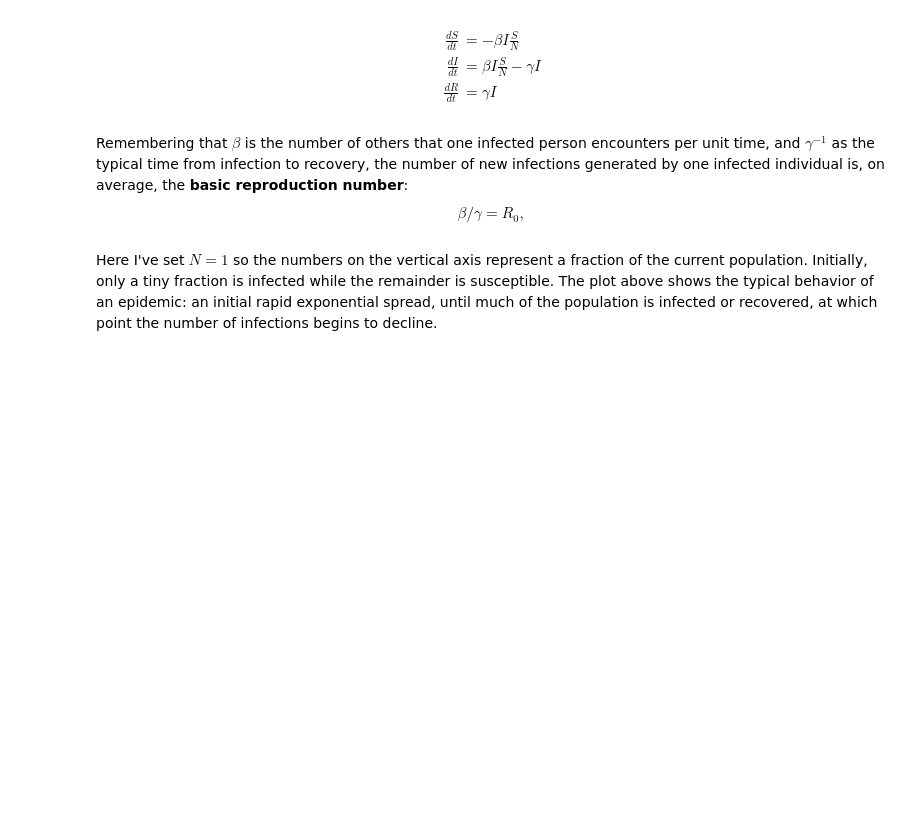
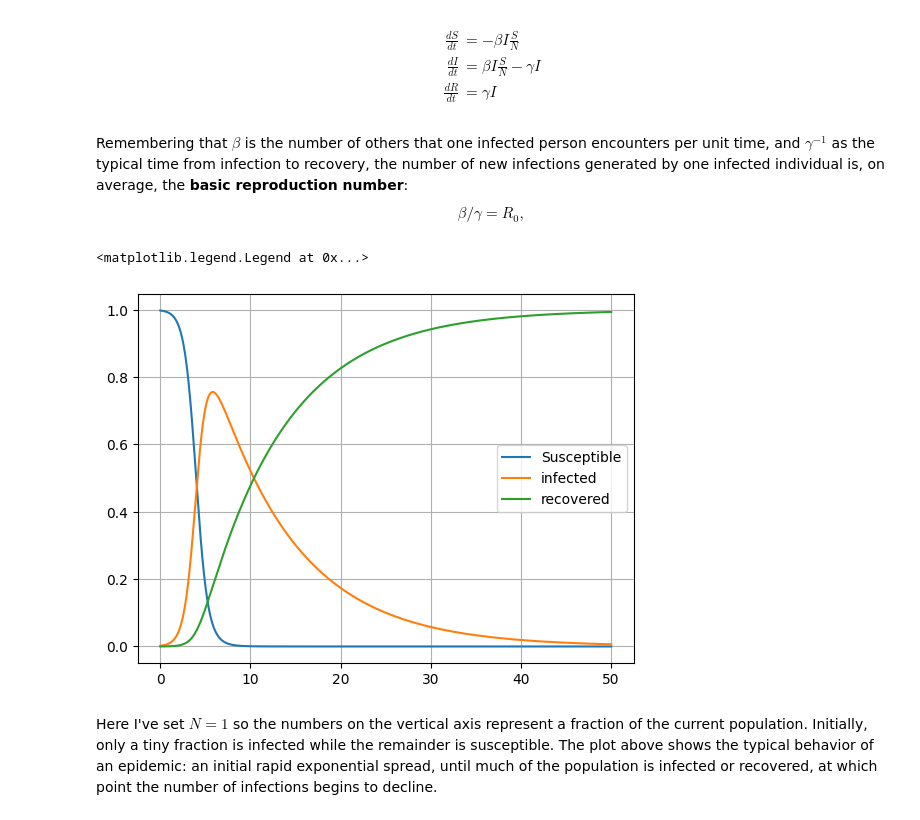
Before and after one commit to costanzarossettini/intro_python, a Jupyter notebook: 2_epidemiology/01_Compartimental_Models.ipynb, the cells around one changed output. Saved outputs shown, nothing was run; the diff lists cells and outputs as text; code cells hidden in the pictures; blank space fills up the shorter version.

```diff
--- a/2_epidemiology/01_Compartimental_Models.ipynb
+++ b/2_epidemiology/01_Compartimental_Models.ipynb
@@ -55,6 +76,39 @@ $$ S \to I \to R$$
 \end{align}
 # %% [markdown]
 Remembering that $\beta$ is the number of others that one infected person encounters per unit time, and $\gamma^{-1}$ as the typical time from infection to recovery, the number of new infections generated by one infected individual is, on average, the **basic reproduction number**: $$\beta/\gamma = R_0,$$
+# %%
+beta = 1.67
+gamma = 0.11
+
+N = 1.
+I = [0.002]
+R = [0]
+S = [N - I[0] - R[0]]
+
+T = 50
+delta_t = 0.01
+t = np.linspace(0, T, int(T/delta_t) + 1)
+
+def deltaSIR(S, I, R, beta, gamma):
+    dS = -beta * S * I
+    dI = beta * S * I - gamma * I
+    dR = gamma * I
+    return dS, dI, dR
+
+for i in t[1:]:
+    dS, dI, dR = deltaSIR(S[-1], I[-1], R[-1], beta, gamma)
+    S.append(S[-1] + dS * delta_t)
+    I.append(I[-1] + dI * delta_t)
+    R.append(R[-1] + dR * delta_t)
+
+plt.plot(t,S, label='Susceptible')
+plt.plot(t,I, label='infected')
+plt.plot(t,R, label='recovered')
+plt.grid()
+plt.legend()
+# %% [output]
+<matplotlib.legend.Legend at 0x...>
+[figure, added]
 # %% [markdown]
 Here I've set $N=1$ so the numbers on the vertical axis represent a fraction of the current population.  Initially, only a tiny fraction is infected while the remainder is susceptible.  The plot above shows the typical behavior of an epidemic: an initial rapid exponential spread, until much of the population is infected or recovered, at which point the number of infections begins to decline.
 # %% [markdown]
```
Also changed, not shown: parts of 2 cells of this notebook, 3 other files.
